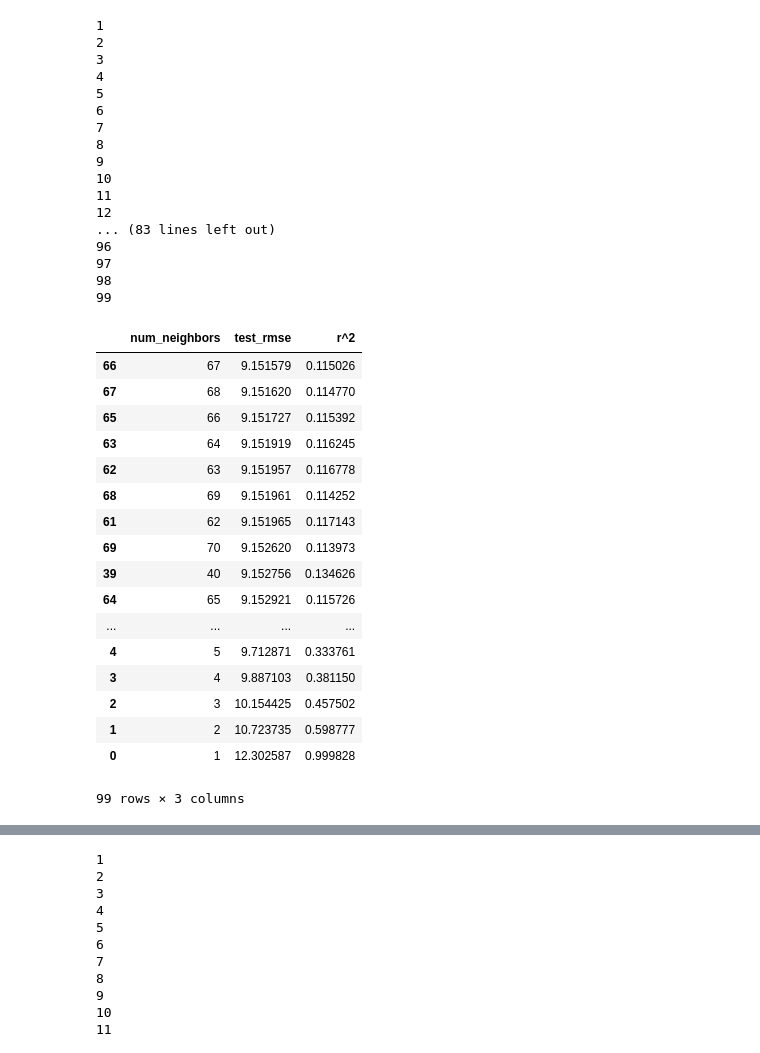
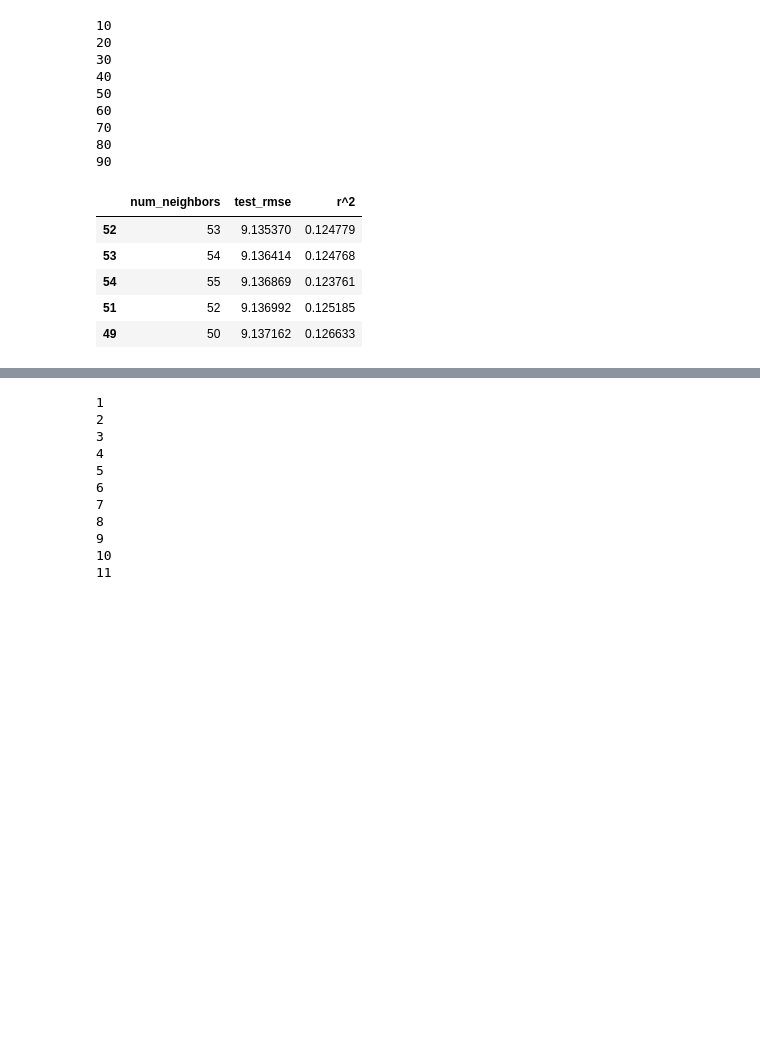
Before and after one commit to manojkur/radio-SNR-predictor, a Jupyter notebook: KNN_Testing.ipynb, the cells around one changed output, grey strips where cells are left out. Saved outputs shown, nothing was run; the diff lists cells and outputs as text; code cells hidden in the pictures; blank space fills up the shorter version.

```diff
--- a/KNN_Testing.ipynb
+++ b/KNN_Testing.ipynb
@@ -38,6 +38,7 @@ features.head()
 | 10270295 | 23 | 3.594176 | 0 | 33 | 350 | 3 | 52.062500 | 4.625000 | 51.770833 | 4.708333 | 17601 | ... |
 | 29854808 | 37 | 7.040137 | 0 | 2236 | 249 | 7 | 29.000000 | -100.000000 | 38.895833 | -77.458333 | 17621 | ... |
 # %%
-features.loc[:,:] = scale(features)
-features.describe()
+# features.loc[:,:] = scale(features)
+features = (features - features.mean())/features.std()
+features.describe().round(5)
 # %% [output]
@@ -58,58 +54,39 @@ See the caveats in the documentation: http://pandas.pydata.org/pandas-docs/stabl
 # %%
 mse = []
 r2 = []
 max_n = 100
 
 for n in range(1, max_n):
-    print(n)
+    if n % 10 == 0:
+        print(n)
     knn = KNeighborsRegressor(n_neighbors=n)
     tmp_mse = np.sqrt(-1*cross_val_score(knn, features, targets, scoring='neg_mean_squared_error').mean())
     mse.append(tmp_mse)
     knn.fit(features, targets)
     tmp_r2 = knn.score(features, targets)
     r2.append(tmp_r2)
 
 err = pd.DataFrame()
 err['num_neighbors'] = list(range(1,max_n))
 err['test_rmse'] = mse
 err['r^2'] = r2
-err.sort_values('test_rmse')
+err.sort_values('test_rmse').head()
 # %% [output]
-1
-2
-3
-4
-5
-6
-7
-8
-9
 10
-11
-12
-... (83 lines left out)
-96
-97
-98
-99
+20
+30
+40
+50
+60
+70
+80
+90
 |  | num_neighbors | test_rmse | r^2 |
-| 66 | 67 | 9.151579 | 0.115026 |
-| 67 | 68 | 9.151620 | 0.114770 |
-| 65 | 66 | 9.151727 | 0.115392 |
-| 63 | 64 | 9.151919 | 0.116245 |
-| 62 | 63 | 9.151957 | 0.116778 |
-| 68 | 69 | 9.151961 | 0.114252 |
-| 61 | 62 | 9.151965 | 0.117143 |
-| 69 | 70 | 9.152620 | 0.113973 |
-| 39 | 40 | 9.152756 | 0.134626 |
-| 64 | 65 | 9.152921 | 0.115726 |
-| ... | ... | ... | ... |
-| 4 | 5 | 9.712871 | 0.333761 |
-| 3 | 4 | 9.887103 | 0.381150 |
-| 2 | 3 | 10.154425 | 0.457502 |
-| 1 | 2 | 10.723735 | 0.598777 |
-| 0 | 1 | 12.302587 | 0.999828 |
+| 52 | 53 | 9.135370 | 0.124779 |
+| 53 | 54 | 9.136414 | 0.124768 |
+| 54 | 55 | 9.136869 | 0.123761 |
+| 51 | 52 | 9.136992 | 0.125185 |
+| 49 | 50 | 9.137162 | 0.126633 |
-99 rows × 3 columns
 # %%
 dist_mse = []
 dist_r2 = []
```
Also changed, not shown: parts of 19 cells of this notebook, 2 other files.
